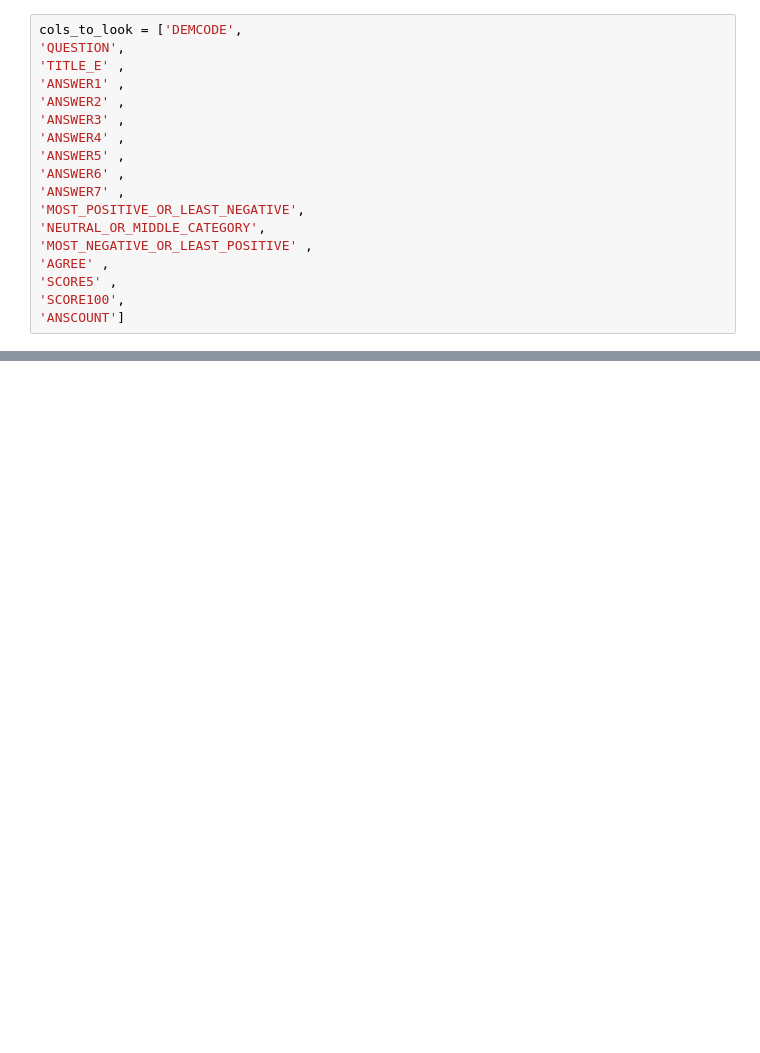
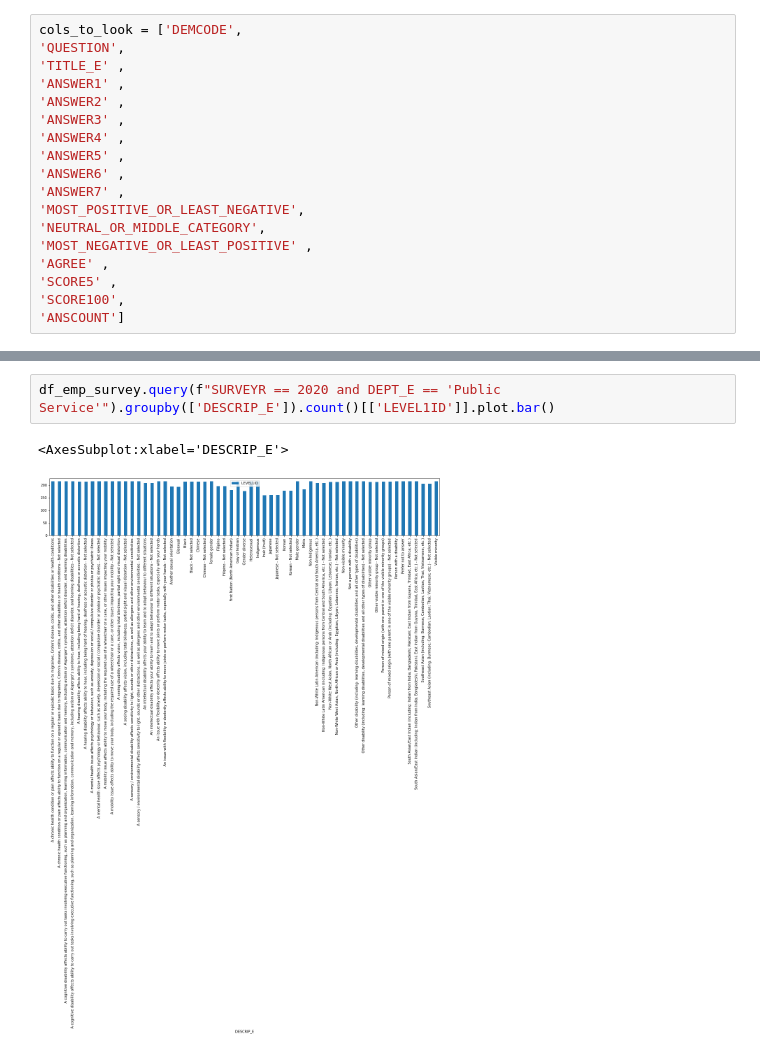
Before and after one commit to Sunnyc317/CanDev-equity_groups_talent_mobilization-, a Jupyter notebook: data_challenge.ipynb, the cells around one changed output, grey strips where cells are left out. Drawn from its saved outputs; the diff is of its cells as text; blank space fills up the shorter version.

```diff
--- a/data_challenge.ipynb
+++ b/data_challenge.ipynb
@@ -157,0 +238,5 @@ df_emp_survey[cols_to_look][:5]
+# %%
+df_emp_survey.query(f"SURVEYR == 2020 and DEPT_E == 'Public Service'").groupby(['DESCRIP_E']).count()[['LEVEL1ID']].plot.bar()
+# %% [output]
+<AxesSubplot:xlabel='DESCRIP_E'>
+[figure, added]
```
Also changed, not shown: parts of 11 cells of this notebook, 1 other file.
